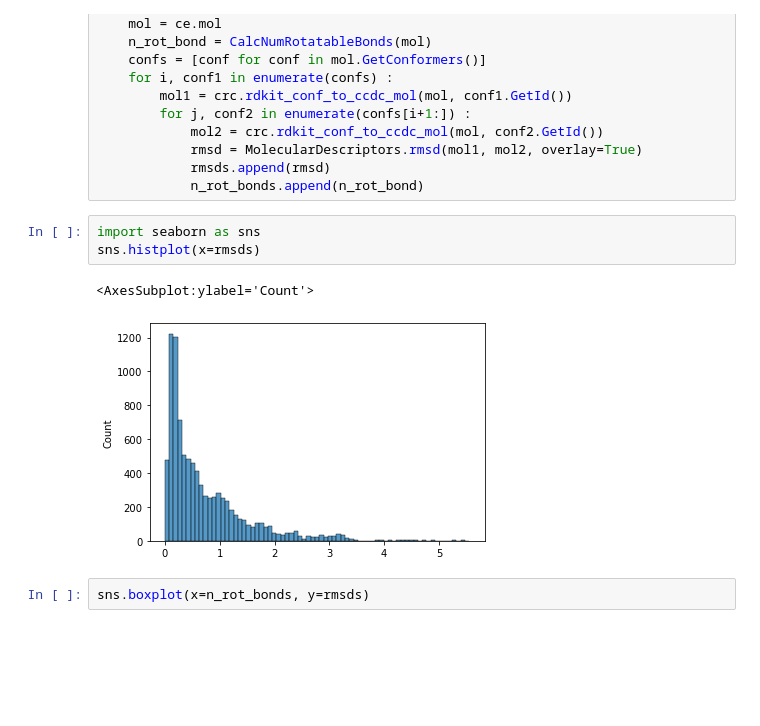
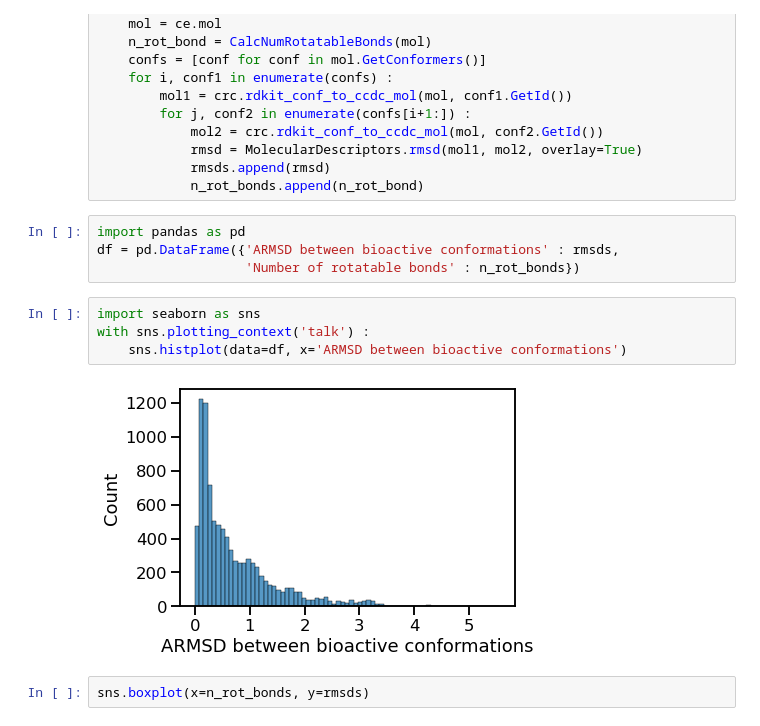
Before and after one commit to bbaillif/bioactive_conformation_predictor, a Jupyter notebook: check_bioactive_conformation_diversity.ipynb, the cells around one changed output. Drawn from its saved outputs; the diff is of its cells as text; blank space fills up the shorter version.

```diff
--- a/check_bioactive_conformation_diversity.ipynb
+++ b/check_bioactive_conformation_diversity.ipynb
@@ -42,12 +42,16 @@ for smiles, ce in ces.items() :
             rmsd = MolecularDescriptors.rmsd(mol1, mol2, overlay=True)
             rmsds.append(rmsd)
             n_rot_bonds.append(n_rot_bond)
+# %%
+import pandas as pd
+df = pd.DataFrame({'ARMSD between bioactive conformations' : rmsds,
+                   'Number of rotatable bonds' : n_rot_bonds})
 # %%
 import seaborn as sns
-sns.histplot(x=rmsds)
+with sns.plotting_context('talk') :
+    sns.histplot(data=df, x='ARMSD between bioactive conformations')
 # %% [output]
-<AxesSubplot:ylabel='Count'>
-[figure, old version]
+[figure, new version]
 # %%
 sns.boxplot(x=n_rot_bonds, y=rmsds)
 # %% [output]
```
Also changed, not shown: parts of 2 cells of this notebook, 1 other file.
